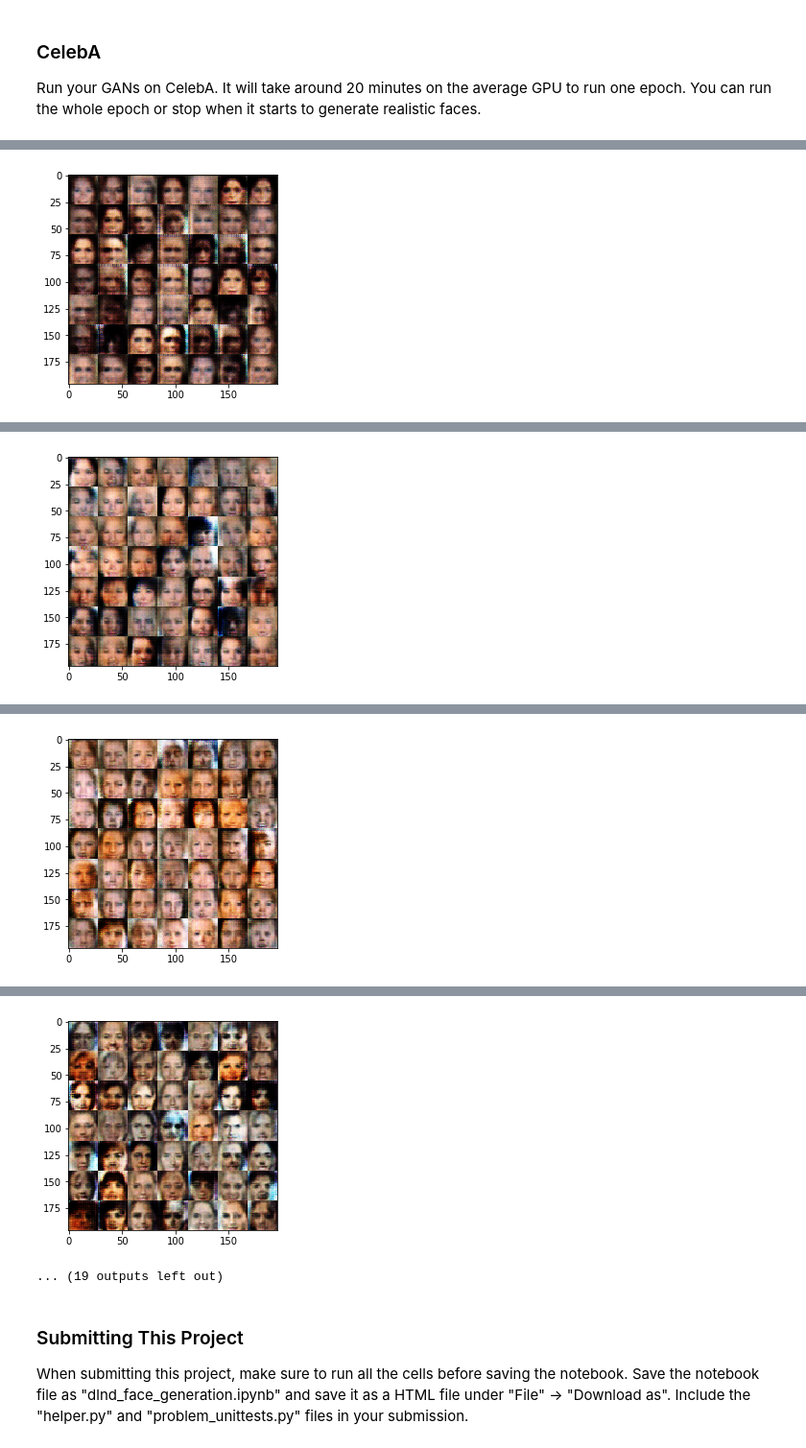
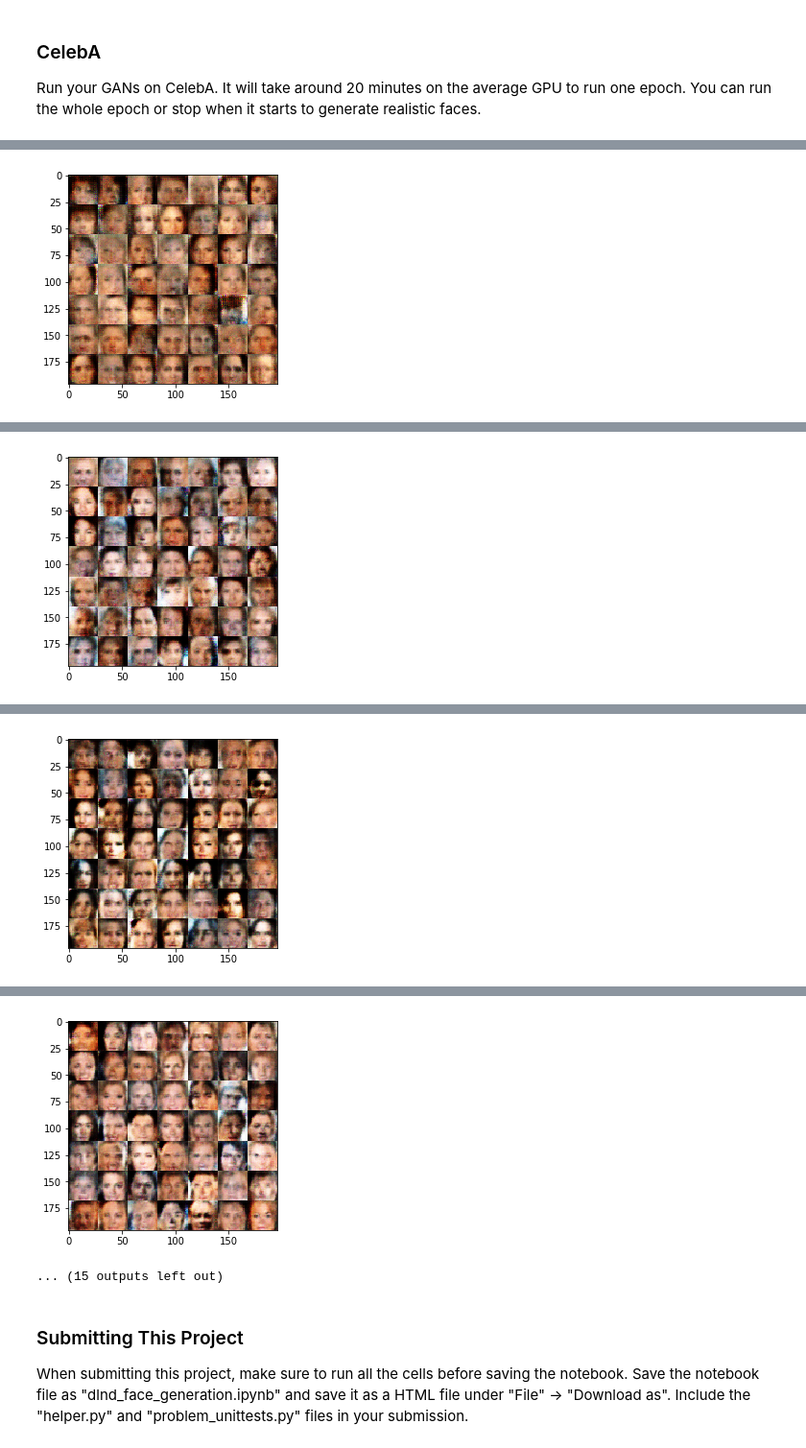
Before and after one commit to tgunderson/DLNano5, a Jupyter notebook: dlnd_face_generation.ipynb, the cells around one changed output, grey strips where cells are left out. Shown at 96% size. Drawn from its saved outputs; the diff is of its cells as text; code cells hidden in the pictures.

```diff
--- a/dlnd_face_generation.ipynb
+++ b/dlnd_face_generation.ipynb
@@ -494,7 +493,7 @@ Run your GANs on CelebA.  It will take around 20 minutes on the average GPU to r
 batch_size = 128
 z_dim = 100
 learning_rate = 0.0005
-beta1 = 0.5
+beta1 = 0.1
 
 
 """
@@ -542 +541 @@ Epoch 1/1... Discriminator Loss: 0.3963... Generator Loss: 3.8471
-[figure, old version]
+[figure, new version]
@@ -553 +552 @@ Epoch 1/1... Discriminator Loss: 0.3753... Generator Loss: 2.3008
-[figure, old version]
+[figure, new version]
@@ -564 +563 @@ Epoch 1/1... Discriminator Loss: 0.3551... Generator Loss: 2.1078
-[figure, old version]
+[figure, new version]
@@ -575,5 +574,5 @@ Epoch 1/1... Discriminator Loss: 0.3200... Generator Loss: 2.7432
-[figure, old version]
+[figure, new version]
-... (19 outputs left out)
+... (15 outputs left out)
 # %% [markdown]
 ### Submitting This Project
 When submitting this project, make sure to run all the cells before saving the notebook. Save the notebook file as "dlnd_face_generation.ipynb" and save it as a HTML file under "File" -> "Download as". Include the "helper.py" and "problem_unittests.py" files in your submission.
```
Also changed, not shown: parts of 3 cells of this notebook.
